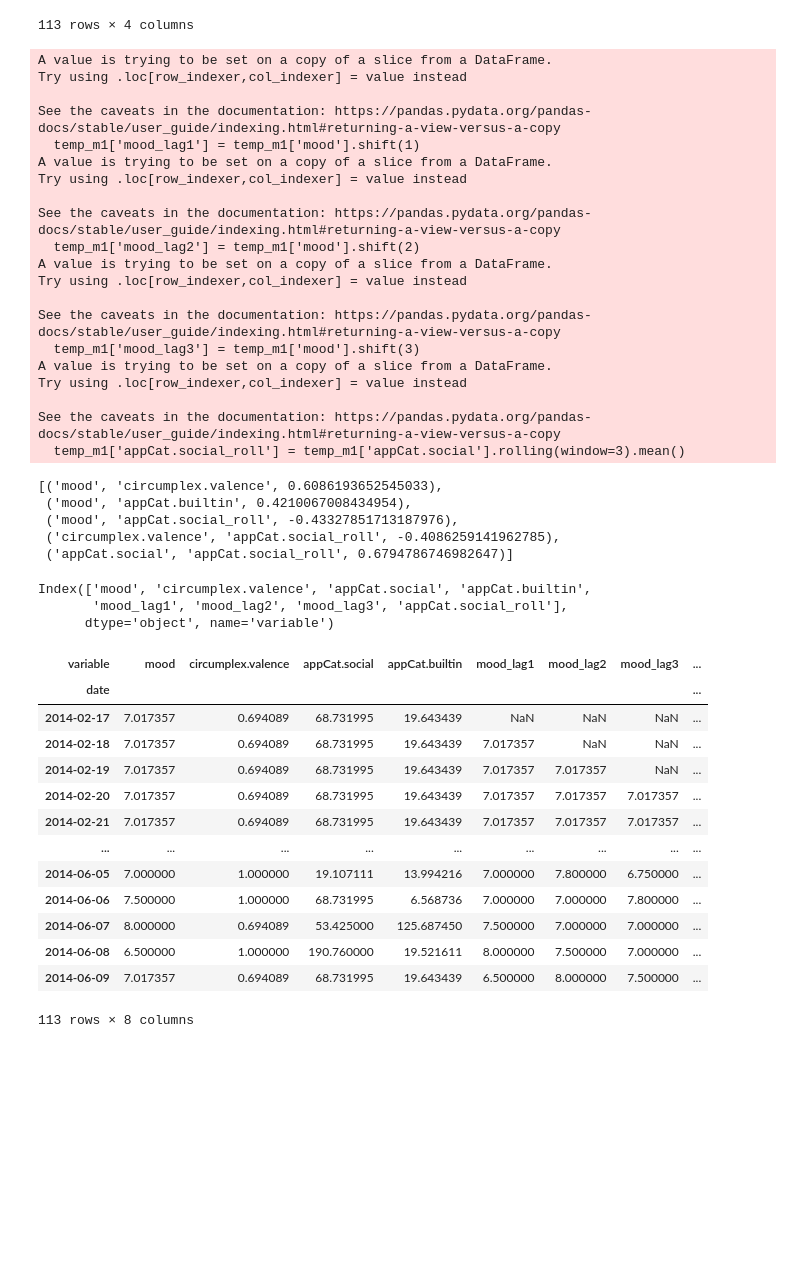
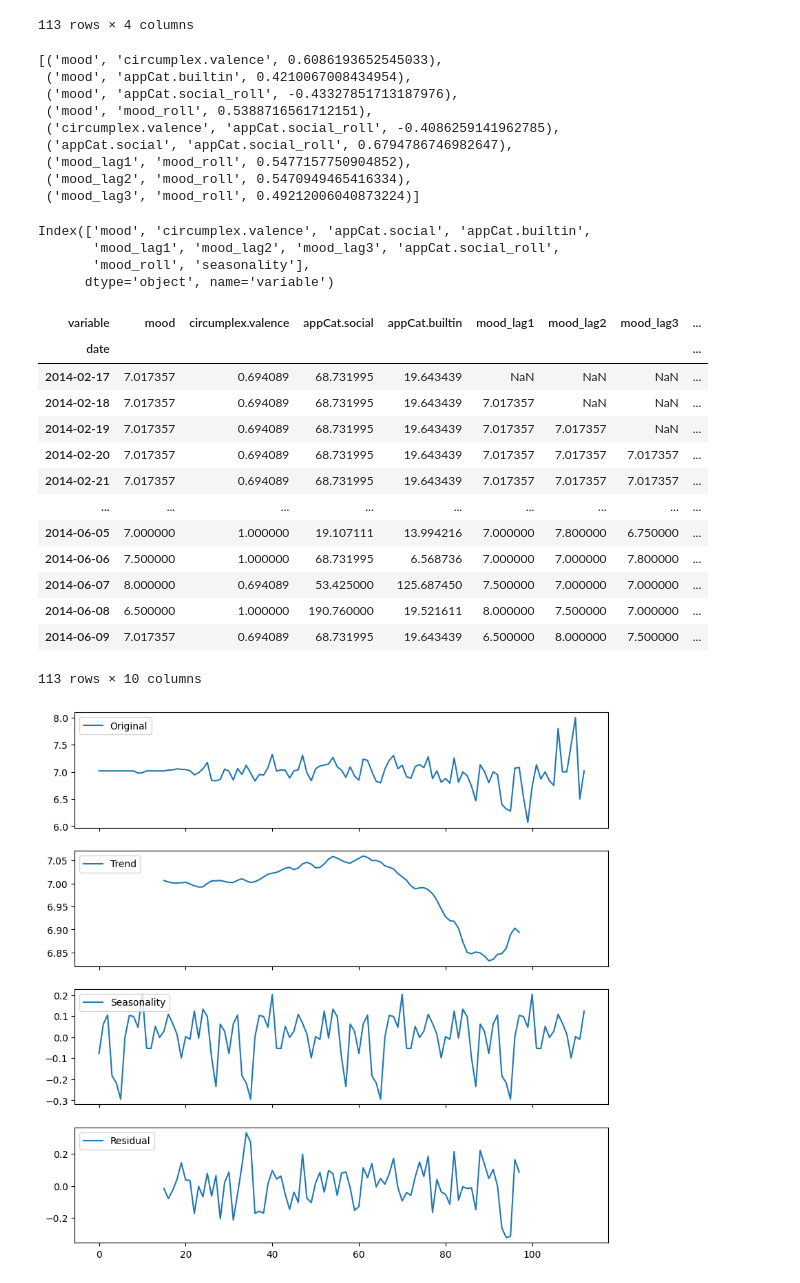
Before and after one commit to tkaintura/Data_Mining, a Jupyter notebook: Assignment 1.ipynb, the cells around one changed output. Drawn from its saved outputs; the diff is of its cells as text; code cells hidden in the pictures; blank space fills up the shorter version.

Commit message:
Updated measures and ml models

```diff
--- a/Assignment 1.ipynb
+++ b/Assignment 1.ipynb
@@ -802,28 +804,8 @@ temp_m1['mood_lag3'] = temp_m1['mood'].shift(3)
 
 # temp_m1['circumplex.valence_roll'] = temp_m1['circumplex.valence'].rolling(window=3).mean()
 temp_m1['appCat.social_roll'] = temp_m1['appCat.social'].rolling(window=3).mean()
+temp_m1['mood_roll'] = temp_m1['mood'].rolling(window=7).mean()
 # temp_m1['appCat.builtin'] = temp_m1['appCat.builtin'].rolling(window=5).mean()
-# %% [output]
-A value is trying to be set on a copy of a slice from a DataFrame.
-Try using .loc[row_indexer,col_indexer] = value instead
-
-See the caveats in the documentation: https://pandas.pydata.org/pandas-docs/stable/user_guide/indexing.html#returning-a-view-versus-a-copy
-  temp_m1['mood_lag1'] = temp_m1['mood'].shift(1)
-A value is trying to be set on a copy of a slice from a DataFrame.
-Try using .loc[row_indexer,col_indexer] = value instead
-
-See the caveats in the documentation: https://pandas.pydata.org/pandas-docs/stable/user_guide/indexing.html#returning-a-view-versus-a-copy
-  temp_m1['mood_lag2'] = temp_m1['mood'].shift(2)
-A value is trying to be set on a copy of a slice from a DataFrame.
-Try using .loc[row_indexer,col_indexer] = value instead
-
-See the caveats in the documentation: https://pandas.pydata.org/pandas-docs/stable/user_guide/indexing.html#returning-a-view-versus-a-copy
-  temp_m1['mood_lag3'] = temp_m1['mood'].shift(3)
-A value is trying to be set on a copy of a slice from a DataFrame.
-Try using .loc[row_indexer,col_indexer] = value instead
-
-See the caveats in the documentation: https://pandas.pydata.org/pandas-docs/stable/user_guide/indexing.html#returning-a-view-versus-a-copy
-  temp_m1['appCat.social_roll'] = temp_m1['appCat.social'].rolling(window=3).mean()
 # %%
 # temp_m1[2:].corr()
 corr_matrix = temp_m1[3:].corr()
@@ -838,13 +820,18 @@ corr_pairs
 [('mood', 'circumplex.valence', 0.6086193652545033),
  ('mood', 'appCat.builtin', 0.4210067008434954),
  ('mood', 'appCat.social_roll', -0.43327851713187976),
+ ('mood', 'mood_roll', 0.5388716561712151),
  ('circumplex.valence', 'appCat.social_roll', -0.4086259141962785),
- ('appCat.social', 'appCat.social_roll', 0.6794786746982647)]
+ ('appCat.social', 'appCat.social_roll', 0.6794786746982647),
+ ('mood_lag1', 'mood_roll', 0.5477157750904852),
+ ('mood_lag2', 'mood_roll', 0.5470949465416334),
+ ('mood_lag3', 'mood_roll', 0.49212006040873224)]
 # %%
 temp_m1.columns
 # %% [output]
 Index(['mood', 'circumplex.valence', 'appCat.social', 'appCat.builtin',
-       'mood_lag1', 'mood_lag2', 'mood_lag3', 'appCat.social_roll'],
+       'mood_lag1', 'mood_lag2', 'mood_lag3', 'appCat.social_roll',
+       'mood_roll', 'seasonality'],
       dtype='object', name='variable')
 # %%
 temp_m1
@@ -862,4 +849,31 @@ temp_m1
 | 2014-06-07 | 8.000000 | 0.694089 | 53.425000 | 125.687450 | 7.500000 | 7.000000 | 7.000000 | ... |
 | 2014-06-08 | 6.500000 | 1.000000 | 190.760000 | 19.521611 | 8.000000 | 7.500000 | 7.000000 | ... |
 | 2014-06-09 | 7.017357 | 0.694089 | 68.731995 | 19.643439 | 6.500000 | 8.000000 | 7.500000 | ... |
-113 rows × 8 columns
+113 rows × 10 columns
+# %%
+graph_data = temp_m1.copy()
+# %%
+import statsmodels.api as sm
+from statsmodels.tsa.seasonal import seasonal_decompose
+# Extract the seasonality using seasonal decomposition
+# decomp = sm.tsa.seasonal_decompose(graph_data['mood'], model='additive', period=30)
+
+
+# Decompose the time series into trend, seasonality, and residual components
+decomposition = seasonal_decompose(graph_data['mood'], model='additive', period=30)
+graph_data = graph_data.reset_index()
+graph_data['date'] = graph_data['date'].astype(str)
+
+# Plot the original time series and the trend, seasonality, and residual components
+fig, ax = plt.subplots(nrows=4, ncols=1, figsize=(10, 10), sharex=True)
+ax[0].plot(graph_data.index, graph_data['mood'], label='Original')
+ax[0].legend(loc='upper left')
+ax[1].plot(graph_data.index, decomposition.trend, label='Trend')
+ax[1].legend(loc='upper left')
+ax[2].plot(graph_data.index, decomposition.seasonal, label='Seasonality')
+ax[2].legend(loc='upper left')
+ax[3].plot(graph_data.index, decomposition.resid, label='Residual')
+ax[3].legend(loc='upper left')
+plt.show()
+# %% [output]
+[figure, added]
```
Also changed, not shown: parts of 14 cells of this notebook, 1 other file.
